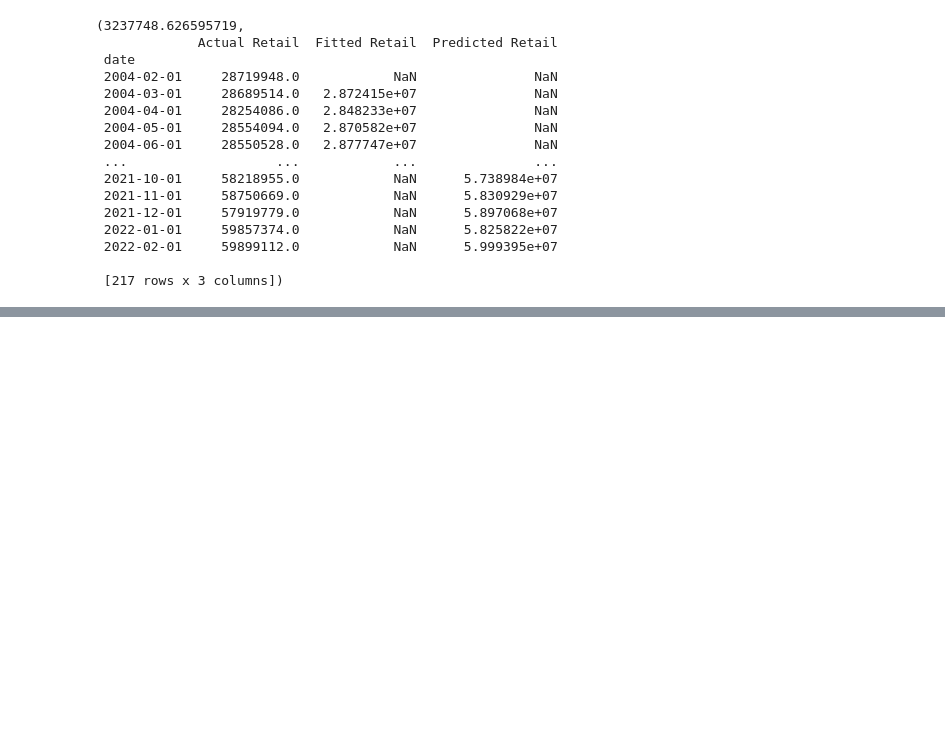
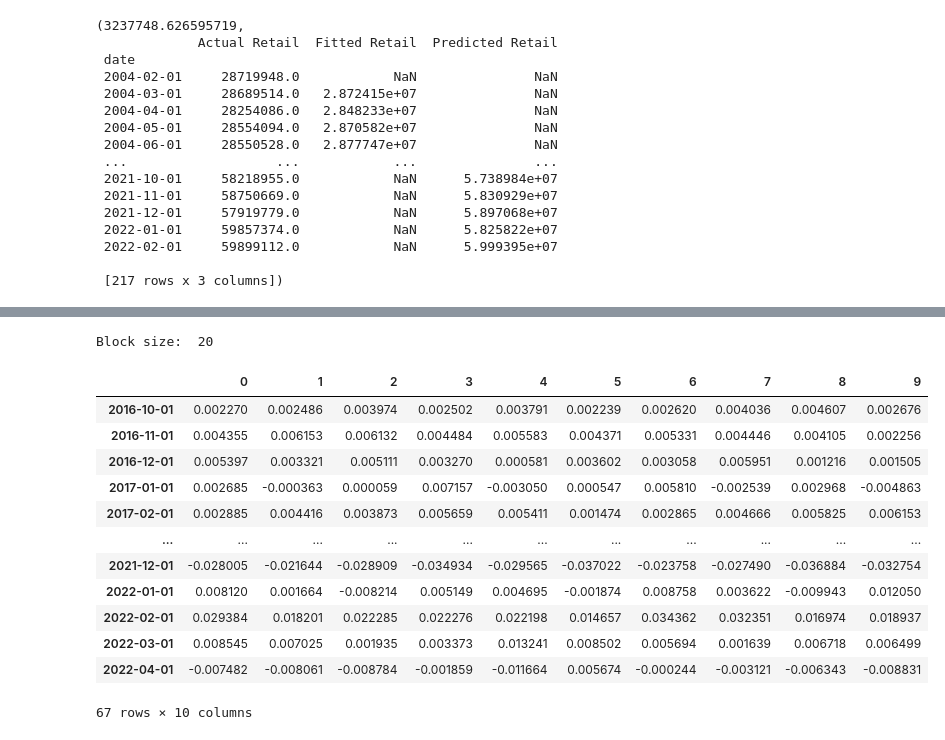
Before and after one commit to ubco-mds-2021-labs/capstone-project-googletrends_capstone, a Jupyter notebook: src/notebooks/RetailSales_updated.ipynb, the cells around one changed output, grey strips where cells are left out. Saved outputs shown, nothing was run; the diff lists cells and outputs as text; code cells hidden in the pictures; blank space fills up the shorter version.

```diff
--- a/src/notebooks/RetailSales_updated.ipynb
+++ b/src/notebooks/RetailSales_updated.ipynb
@@ -1634,0 +1759,4 @@ Prediction error: 3237748.626595719
+# %%
+bs_samples = get_bootstrap_samples(train_rf, n_sample=10, rs=RandomState(1234))
+# %% [output]
+Block size:  20
@@ -1634,0 +1768,16 @@ Prediction error: 3237748.626595719
+# %%
+predicted_rsales_df
+# %% [output]
+|  | 0 | 1 | 2 | 3 | 4 | 5 | 6 | 7 | 8 | 9 |
+| 2016-10-01 | 0.002270 | 0.002486 | 0.003974 | 0.002502 | 0.003791 | 0.002239 | 0.002620 | 0.004036 | 0.004607 | 0.002676 |
+| 2016-11-01 | 0.004355 | 0.006153 | 0.006132 | 0.004484 | 0.005583 | 0.004371 | 0.005331 | 0.004446 | 0.004105 | 0.002256 |
+| 2016-12-01 | 0.005397 | 0.003321 | 0.005111 | 0.003270 | 0.000581 | 0.003602 | 0.003058 | 0.005951 | 0.001216 | 0.001505 |
+| 2017-01-01 | 0.002685 | -0.000363 | 0.000059 | 0.007157 | -0.003050 | 0.000547 | 0.005810 | -0.002539 | 0.002968 | -0.004863 |
+| 2017-02-01 | 0.002885 | 0.004416 | 0.003873 | 0.005659 | 0.005411 | 0.001474 | 0.002865 | 0.004666 | 0.005825 | 0.006153 |
+| ... | ... | ... | ... | ... | ... | ... | ... | ... | ... | ... |
+| 2021-12-01 | -0.028005 | -0.021644 | -0.028909 | -0.034934 | -0.029565 | -0.037022 | -0.023758 | -0.027490 | -0.036884 | -0.032754 |
+| 2022-01-01 | 0.008120 | 0.001664 | -0.008214 | 0.005149 | 0.004695 | -0.001874 | 0.008758 | 0.003622 | -0.009943 | 0.012050 |
+| 2022-02-01 | 0.029384 | 0.018201 | 0.022285 | 0.022276 | 0.022198 | 0.014657 | 0.034362 | 0.032351 | 0.016974 | 0.018937 |
+| 2022-03-01 | 0.008545 | 0.007025 | 0.001935 | 0.003373 | 0.013241 | 0.008502 | 0.005694 | 0.001639 | 0.006718 | 0.006499 |
+| 2022-04-01 | -0.007482 | -0.008061 | -0.008784 | -0.001859 | -0.011664 | 0.005674 | -0.000244 | -0.003121 | -0.006343 | -0.008831 |
+67 rows × 10 columns
```
Also changed, not shown: parts of 14 cells of this notebook, 1 other file.
